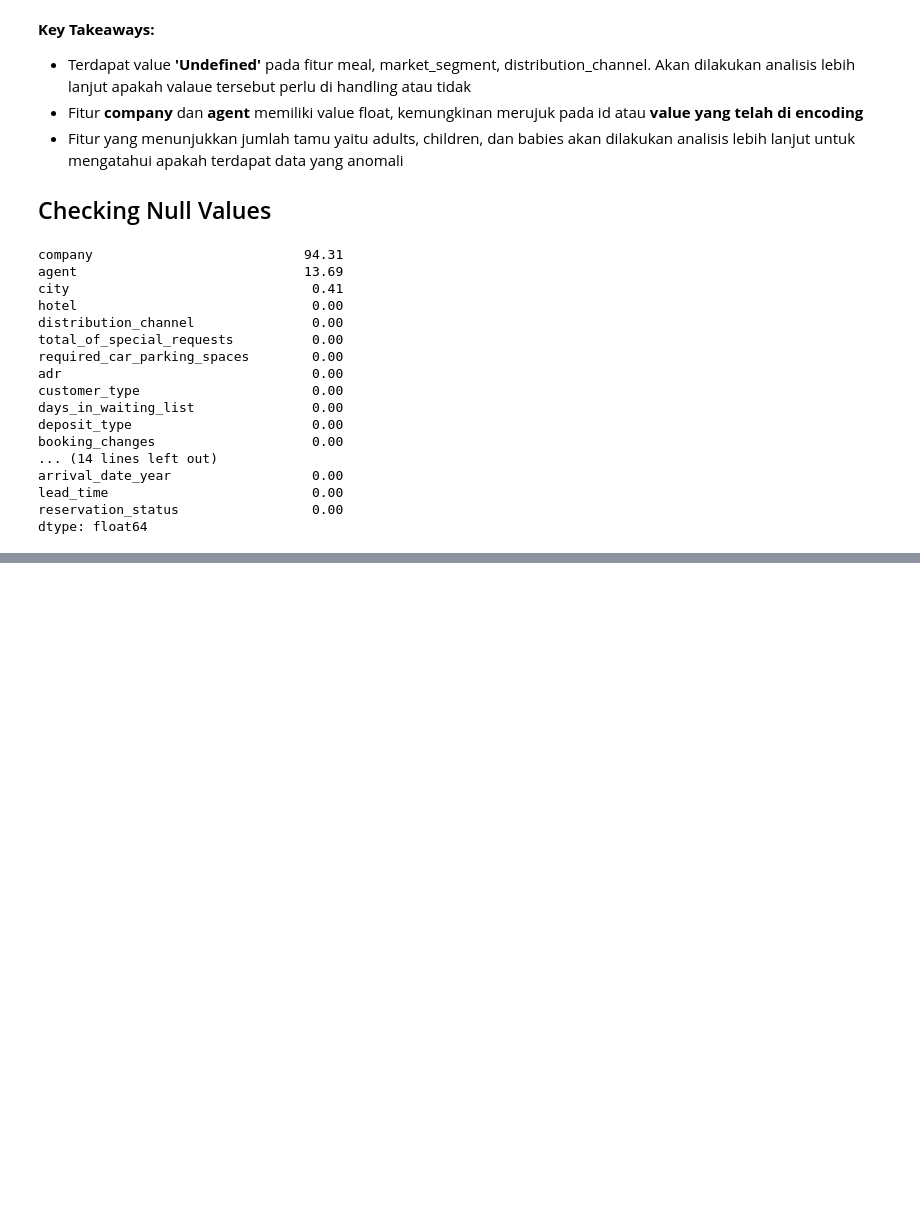
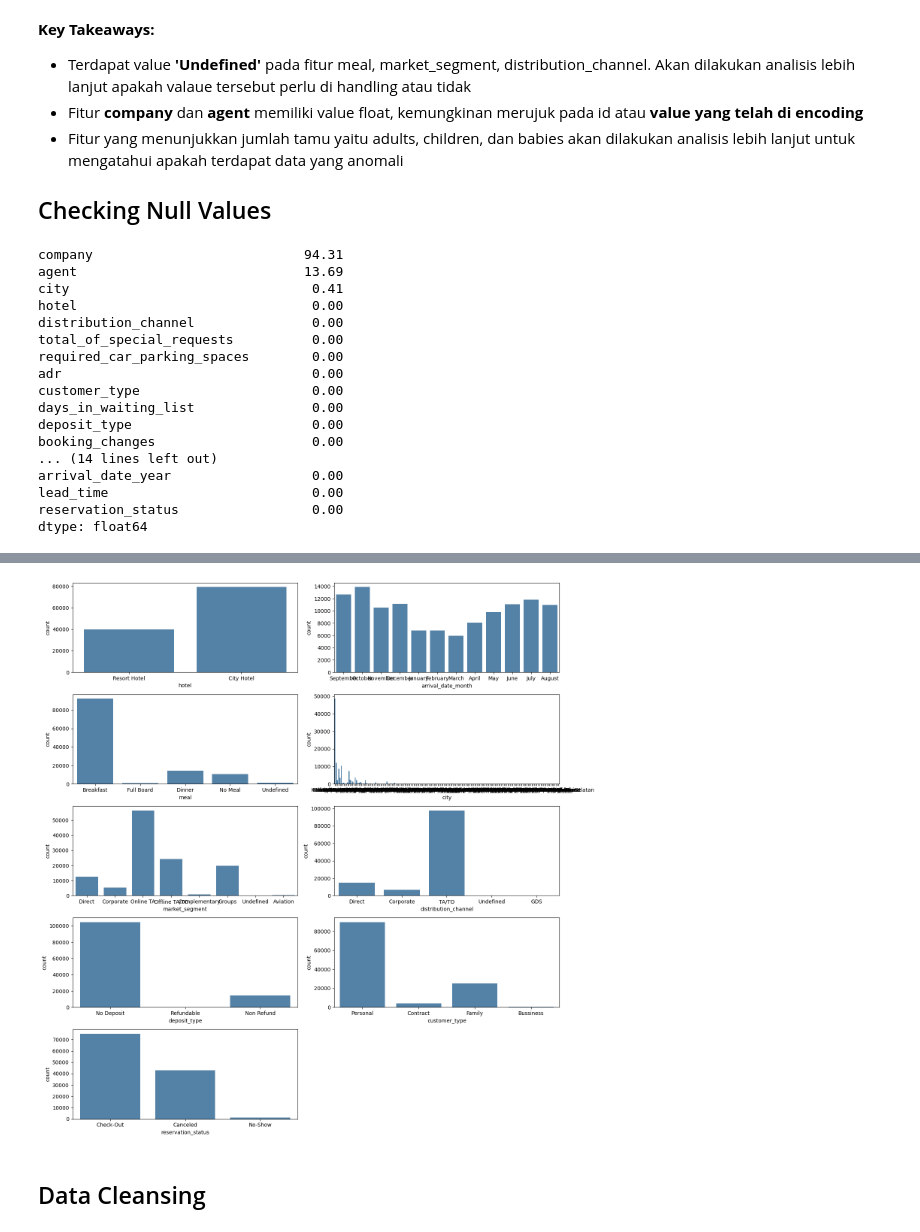
Before and after one commit to imalfunadam/Investigate-Hotel-Business-using-Data-Visualization, a Jupyter notebook: Investigate-Hotel-Business-using-Data-Visualization.ipynb, the cells around one changed output, grey strips where cells are left out. Drawn from its saved outputs; the diff is of its cells as text; code cells hidden in the pictures; blank space fills up the shorter version.

```diff
--- a/Investigate-Hotel-Business-using-Data-Visualization.ipynb
+++ b/Investigate-Hotel-Business-using-Data-Visualization.ipynb
@@ -138,0 +235,12 @@ dtype: float64
+# %%
+# cek distribusi fitur kategorikal
+cats = df.loc[:, (df.dtypes == 'object')].columns.tolist()
+plt.figure(figsize=(15, 15))
+for i in range(0, len(cats)):
+    plt.subplot(5, 2, i+1)
+    sns.countplot(x=df[cats[i]], color='steelblue')
+    plt.tight_layout()
+# %% [output]
+[figure, added]
+# %% [markdown]
+## Data Cleansing
```
Also changed, not shown: parts of 21 cells of this notebook.
